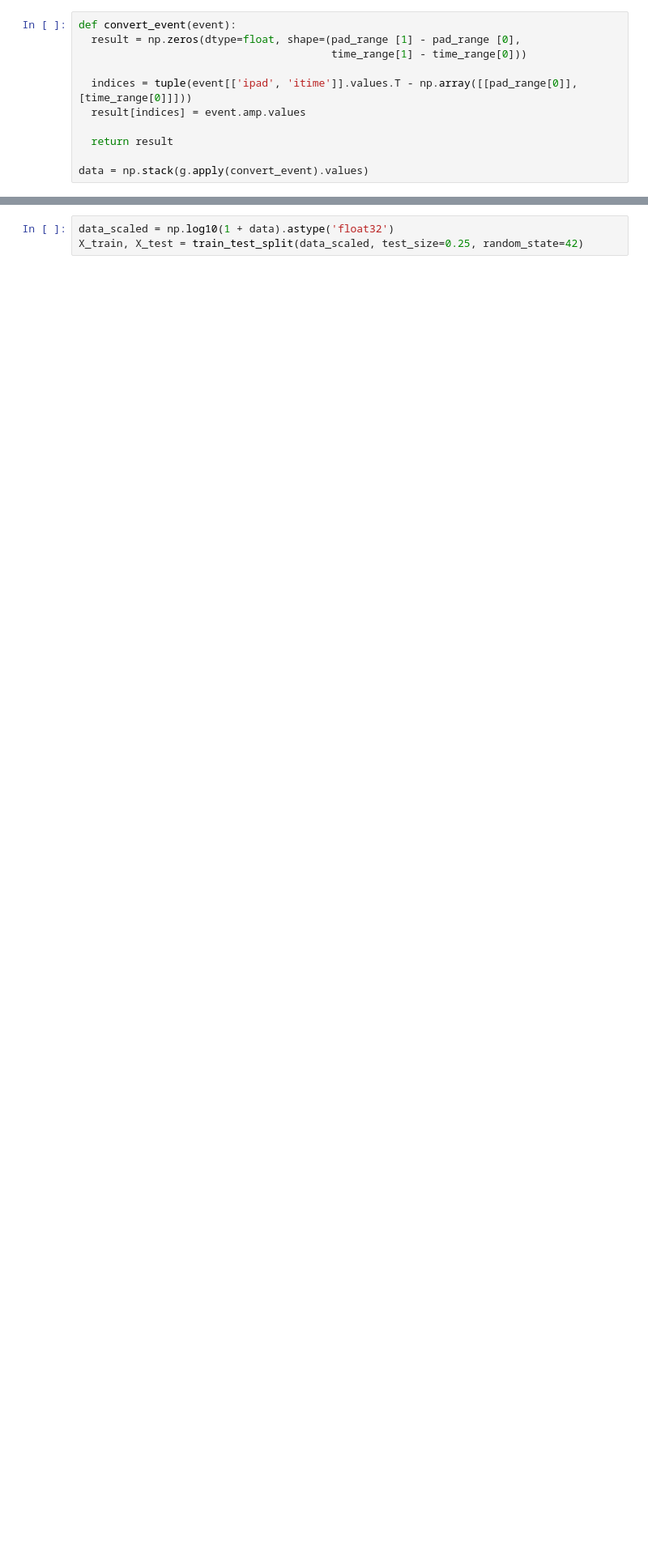
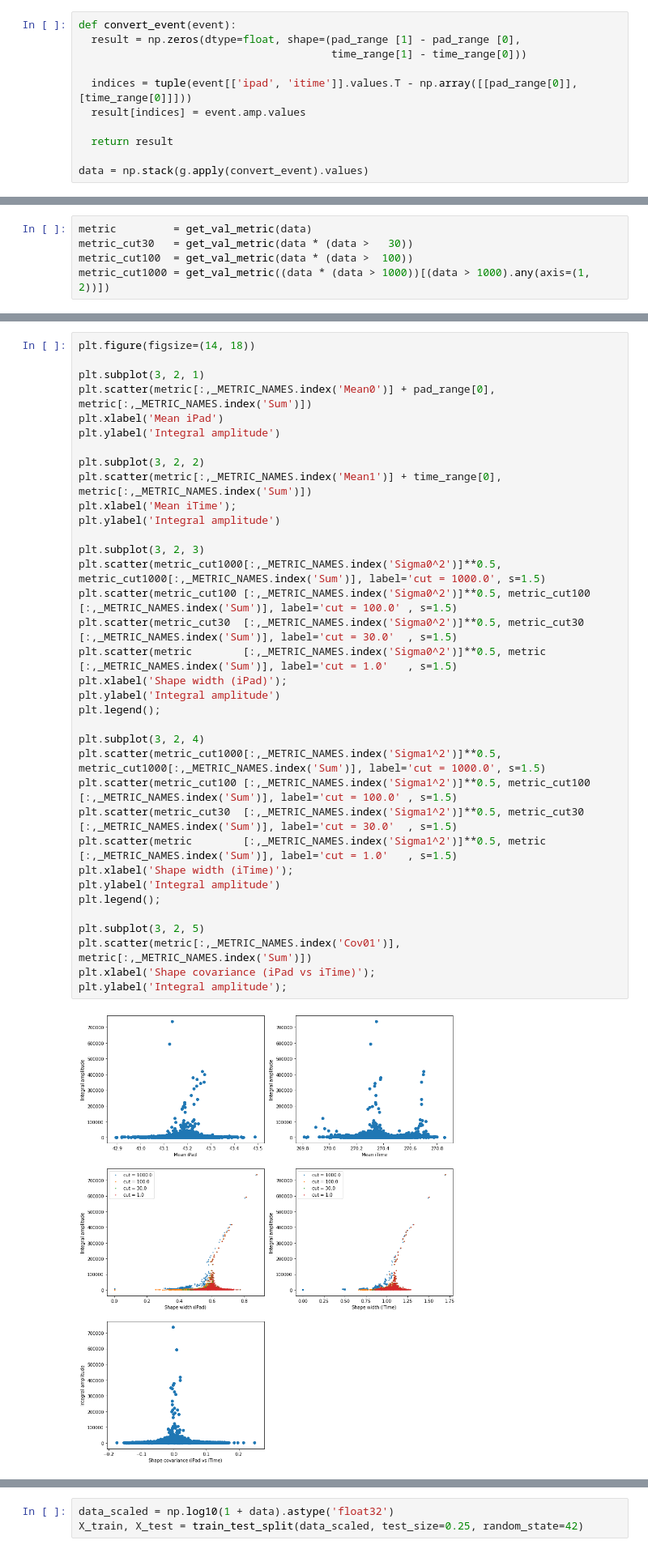
Before and after one commit to SiLiKhon/TPC-FastSim, a Jupyter notebook: notebooks/TPC_overview.ipynb, the cells around one changed output, grey strips where cells are left out. Shown at 81% size. Drawn from its saved outputs; the diff is of its cells as text; blank space fills up the shorter version.

Commit message:
more data exploration

```diff
--- a/notebooks/TPC_overview.ipynb
+++ b/notebooks/TPC_overview.ipynb
@@ -128,0 +131,5 @@ for i in [0, 100, 1000, 3000]:
+# %%
+metric         = get_val_metric(data)
+metric_cut30   = get_val_metric(data * (data >   30))
+metric_cut100  = get_val_metric(data * (data >  100))
+metric_cut1000 = get_val_metric((data * (data > 1000))[(data > 1000).any(axis=(1, 2))])
@@ -128,0 +146,37 @@ for i in [0, 100, 1000, 3000]:
+# %%
+plt.figure(figsize=(14, 18))
+
+plt.subplot(3, 2, 1)
+plt.scatter(metric[:,_METRIC_NAMES.index('Mean0')] + pad_range[0], metric[:,_METRIC_NAMES.index('Sum')])
+plt.xlabel('Mean iPad')
+plt.ylabel('Integral amplitude')
+
+plt.subplot(3, 2, 2)
+plt.scatter(metric[:,_METRIC_NAMES.index('Mean1')] + time_range[0], metric[:,_METRIC_NAMES.index('Sum')])
+plt.xlabel('Mean iTime');
+plt.ylabel('Integral amplitude')
+
+plt.subplot(3, 2, 3)
+plt.scatter(metric_cut1000[:,_METRIC_NAMES.index('Sigma0^2')]**0.5, metric_cut1000[:,_METRIC_NAMES.index('Sum')], label='cut = 1000.0', s=1.5)
+plt.scatter(metric_cut100 [:,_METRIC_NAMES.index('Sigma0^2')]**0.5, metric_cut100 [:,_METRIC_NAMES.index('Sum')], label='cut = 100.0' , s=1.5)
+plt.scatter(metric_cut30  [:,_METRIC_NAMES.index('Sigma0^2')]**0.5, metric_cut30  [:,_METRIC_NAMES.index('Sum')], label='cut = 30.0'  , s=1.5)
+plt.scatter(metric        [:,_METRIC_NAMES.index('Sigma0^2')]**0.5, metric        [:,_METRIC_NAMES.index('Sum')], label='cut = 1.0'   , s=1.5)
+plt.xlabel('Shape width (iPad)');
+plt.ylabel('Integral amplitude')
+plt.legend();
+
+plt.subplot(3, 2, 4)
+plt.scatter(metric_cut1000[:,_METRIC_NAMES.index('Sigma1^2')]**0.5, metric_cut1000[:,_METRIC_NAMES.index('Sum')], label='cut = 1000.0', s=1.5)
+plt.scatter(metric_cut100 [:,_METRIC_NAMES.index('Sigma1^2')]**0.5, metric_cut100 [:,_METRIC_NAMES.index('Sum')], label='cut = 100.0' , s=1.5)
+plt.scatter(metric_cut30  [:,_METRIC_NAMES.index('Sigma1^2')]**0.5, metric_cut30  [:,_METRIC_NAMES.index('Sum')], label='cut = 30.0'  , s=1.5)
+plt.scatter(metric        [:,_METRIC_NAMES.index('Sigma1^2')]**0.5, metric        [:,_METRIC_NAMES.index('Sum')], label='cut = 1.0'   , s=1.5)
+plt.xlabel('Shape width (iTime)');
+plt.ylabel('Integral amplitude')
+plt.legend();
+
+plt.subplot(3, 2, 5)
+plt.scatter(metric[:,_METRIC_NAMES.index('Cov01')], metric[:,_METRIC_NAMES.index('Sum')])
+plt.xlabel('Shape covariance (iPad vs iTime)');
+plt.ylabel('Integral amplitude');
+# %% [output]
+[figure, added]
```
Also changed, not shown: parts of 6 cells of this notebook.
